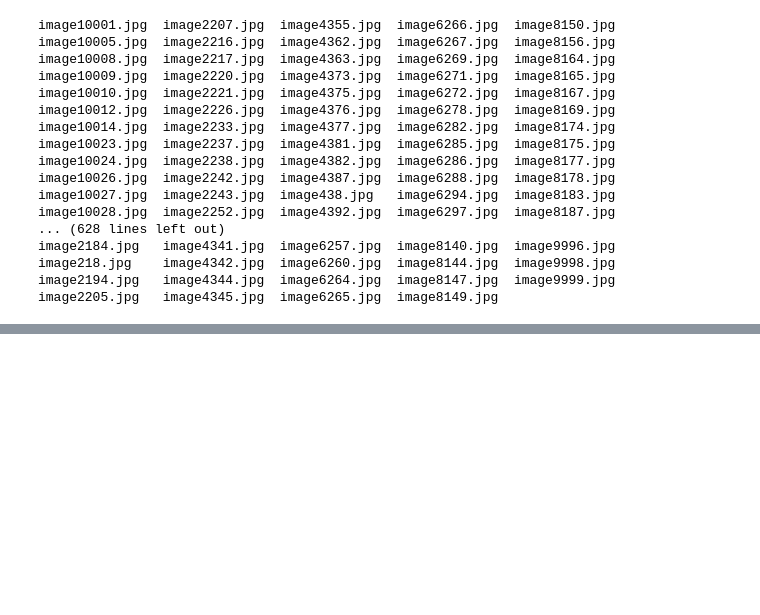
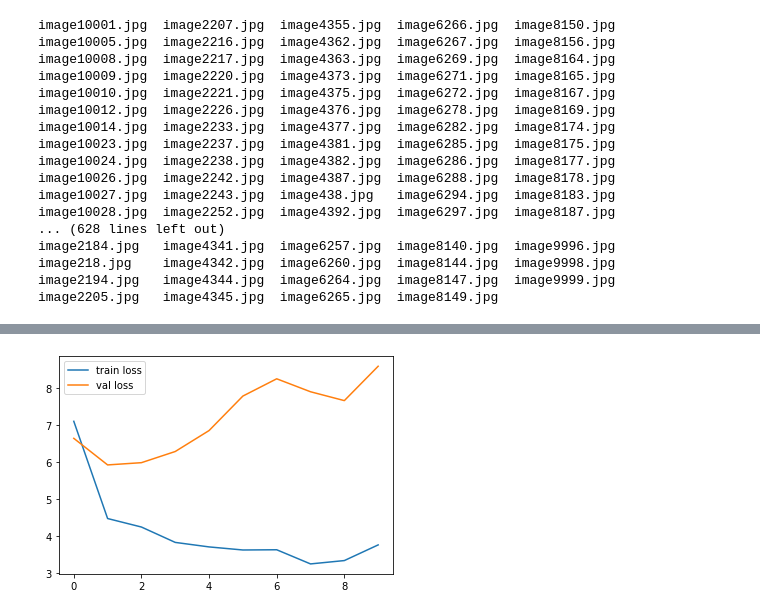
Before and after one commit to sf-rahul/Tensorflow, a Jupyter notebook: HackerearthChalane.ipynb, the cells around one changed output, grey strips where cells are left out. Saved outputs shown, nothing was run; the diff lists cells and outputs as text; code cells hidden in the pictures; blank space fills up the shorter version.

```diff
--- a/HackerearthChalane.ipynb
+++ b/HackerearthChalane.ipynb
@@ -202,0 +291,27 @@ test_csv
+# %%
+gen_train = ImageDataGenerator(
+    rotation_range =20,
+    width_shift_range=0.1,
+    height_shift_range=0.1,
+    shear_range=0.1,
+    zoom_range=0.2,
+    horizontal_flip=True,
+    preprocessing_function=preprocess_input
+)
+
+gen_test = ImageDataGenerator(
+    preprocessing_function = preprocess_input
+)
+# %%
+batch_size = 128
+train_generator = gen_train.flow_from_directory(
+    train_path,
+    shuffle=True,
+    target_size=IMAGE_SIZE,
+    batch_size=batch_size
+)
+valid_generator = gen_test.flow_from_directory(
+  valid_path,
+  target_size=IMAGE_SIZE,
+  batch_size=batch_size,
+)
@@ -202,0 +323,10 @@ test_csv
+# %%
+model.compile(loss='categorical_crossentropy',optimizer='adam',metrics=[tfa.metrics.F1Score(num_classes=K,average='weighted')])
+# %%
+r = model.fit(
+  train_generator,
+  validation_data=valid_generator,
+  epochs=10,
+  steps_per_epoch=int(np.ceil(len(image_files) / batch_size)),
+  validation_steps=int(np.ceil(len(valid_image_files) / batch_size)),
+)
@@ -202,0 +360,7 @@ test_csv
+# %%
+plt.plot(r.history['loss'], label='train loss')
+plt.plot(r.history['val_loss'], label='val loss')
+plt.legend()
+plt.show()
+# %% [output]
+[figure, added]
```
Also changed, not shown: parts of 42 cells of this notebook.
